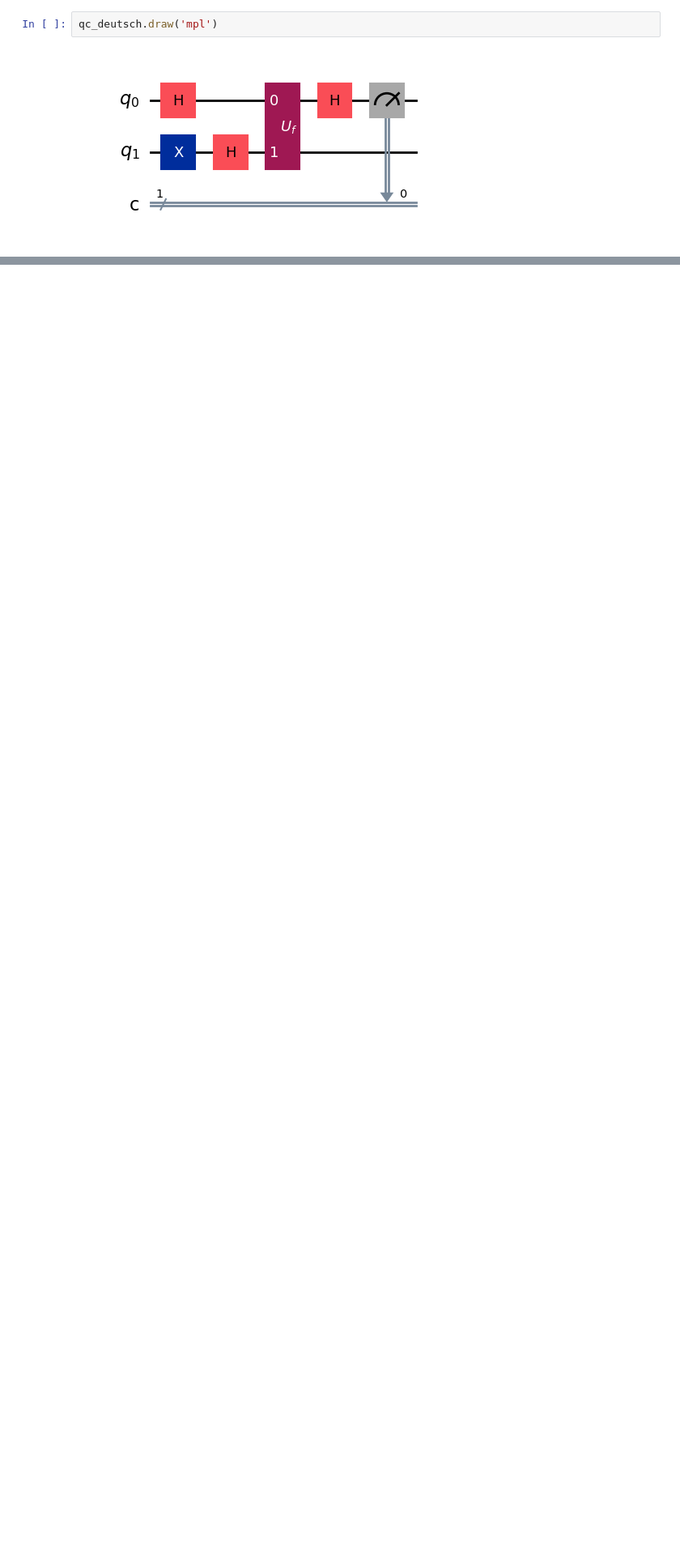
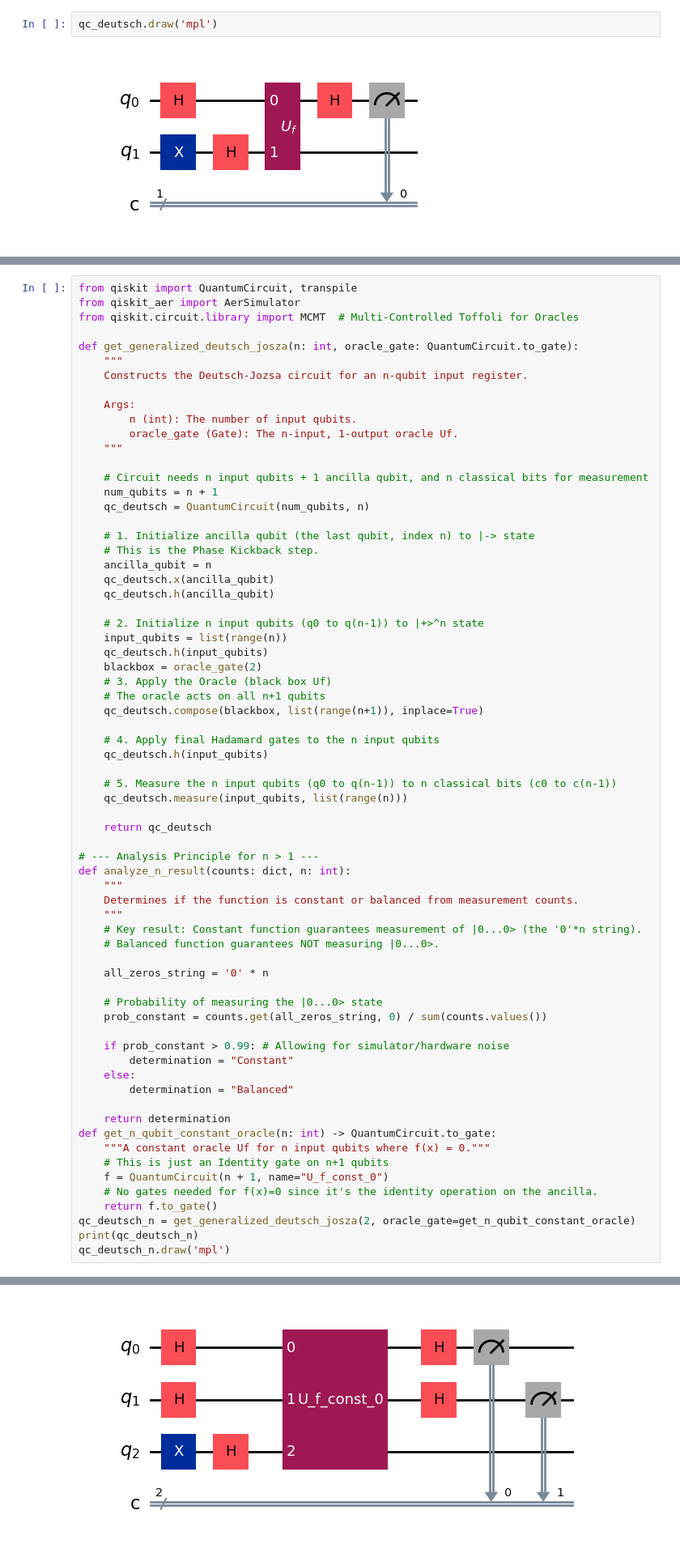
Before and after one commit to Aayog/quantum-implementation, a Jupyter notebook: notebooks/01_qubits_and_gates.ipynb, the cells around one changed output, grey strips where cells are left out. Shown: that part at 81% size. Saved outputs shown, nothing was run; the diff lists cells and outputs as text; blank space fills up the shorter version.

```diff
--- a/notebooks/01_qubits_and_gates.ipynb
+++ b/notebooks/01_qubits_and_gates.ipynb
@@ -279,0 +282,69 @@ qc_deutsch.draw('mpl')
+# %%
+from qiskit import QuantumCircuit, transpile
+from qiskit_aer import AerSimulator
+from qiskit.circuit.library import MCMT  # Multi-Controlled Toffoli for Oracles
+
+def get_generalized_deutsch_josza(n: int, oracle_gate: QuantumCircuit.to_gate):
+    """
+    Constructs the Deutsch-Jozsa circuit for an n-qubit input register.
+
+    Args:
+        n (int): The number of input qubits.
+        oracle_gate (Gate): The n-input, 1-output oracle Uf.
+    """
+
+    # Circuit needs n input qubits + 1 ancilla qubit, and n classical bits for measurement
+    num_qubits = n + 1
+    qc_deutsch = QuantumCircuit(num_qubits, n)
+
+    # 1. Initialize ancilla qubit (the last qubit, index n) to |-> state
+    # This is the Phase Kickback step.
+    ancilla_qubit = n
+    qc_deutsch.x(ancilla_qubit)
+    qc_deutsch.h(ancilla_qubit)
+
+    # 2. Initialize n input qubits (q0 to q(n-1)) to |+>^n state
+    input_qubits = list(range(n))
+    qc_deutsch.h(input_qubits)
+    blackbox = oracle_gate(2)
+    # 3. Apply the Oracle (black box Uf)
+    # The oracle acts on all n+1 qubits
+    qc_deutsch.compose(blackbox, list(range(n+1)), inplace=True)
+
+    # 4. Apply final Hadamard gates to the n input qubits
+    qc_deutsch.h(input_qubits)
+
+    # 5. Measure the n input qubits (q0 to q(n-1)) to n classical bits (c0 to c(n-1))
+    qc_deutsch.measure(input_qubits, list(range(n)))
+
+    return qc_deutsch
+
+# --- Analysis Principle for n > 1 ---
+def analyze_n_result(counts: dict, n: int):
+    """
+    Determines if the function is constant or balanced from measurement counts.
+    """
+    # Key result: Constant function guarantees measurement of |0...0> (the '0'*n string).
+    # Balanced function guarantees NOT measuring |0...0>.
+
+    all_zeros_string = '0' * n
+
+    # Probability of measuring the |0...0> state
+    prob_constant = counts.get(all_zeros_string, 0) / sum(counts.values())
+
+    if prob_constant > 0.99: # Allowing for simulator/hardware noise
+        determination = "Constant"
+    else:
+        determination = "Balanced"
+
+    return determination
+def get_n_qubit_constant_oracle(n: int) -> QuantumCircuit.to_gate:
+    """A constant oracle Uf for n input qubits where f(x) = 0."""
+    # This is just an Identity gate on n+1 qubits
+    f = QuantumCircuit(n + 1, name="U_f_const_0")
+    # No gates needed for f(x)=0 since it's the identity operation on the ancilla.
+    return f.to_gate()
+qc_deutsch_n = get_generalized_deutsch_josza(2, oracle_gate=get_n_qubit_constant_oracle)
+print(qc_deutsch_n)
+qc_deutsch_n.draw('mpl')
+# %% [output]
@@ -279,0 +360 @@ qc_deutsch.draw('mpl')
+[figure, added]
```
Also changed, not shown: parts of 9 cells of this notebook.
